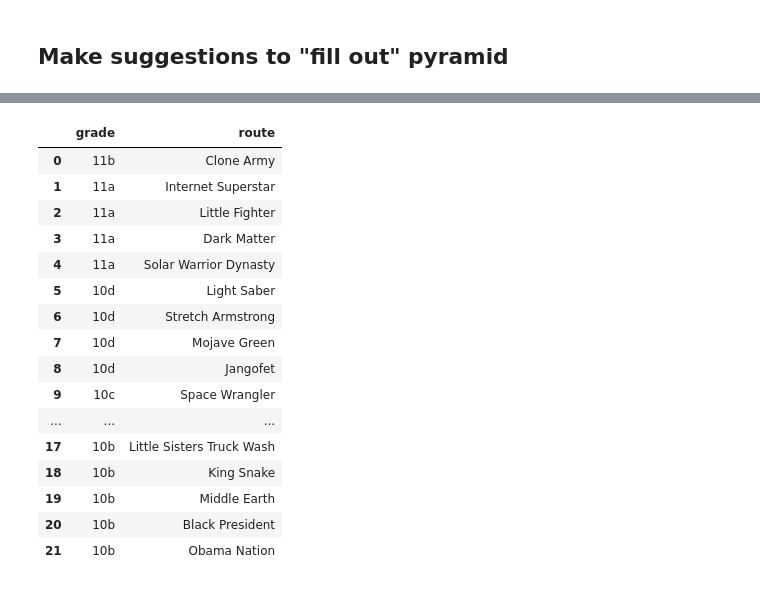
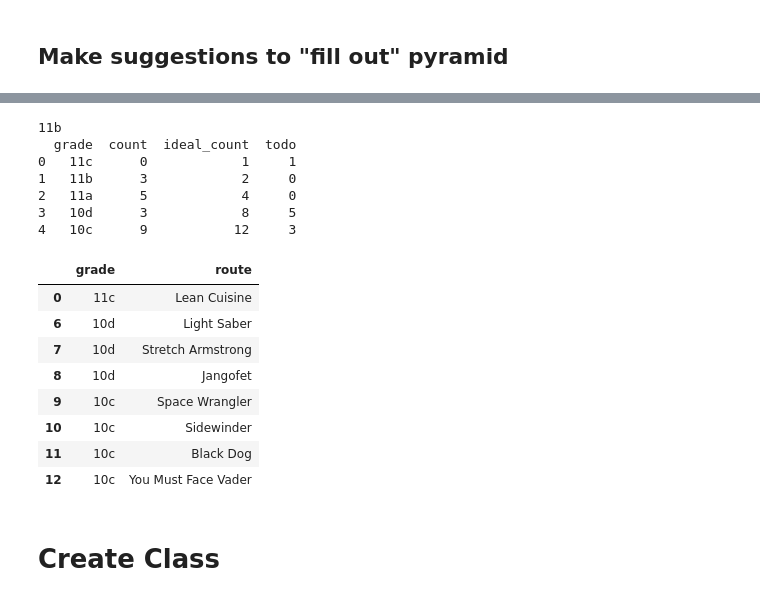
Before and after one commit to Tclack88/MountainProject, a Jupyter notebook: rp_os_pyramids.ipynb, the cells around one changed output, grey strips where cells are left out. Cells and saved outputs as stored; diff of their text form; code cells hidden in the pictures.

```diff
--- a/rp_os_pyramids.ipynb
+++ b/rp_os_pyramids.ipynb
@@ -4,7 +4,9 @@
 # Redpoint/Onsight ladders
 # %%
 # Person being considered
-document = "https://www.mountainproject.com/user/110296901/morgan-f/tick-export"
+
+document = "https://www.mountainproject.com/user/109791883/trevor-clack/tick-export"
+# document = "https://www.mountainproject.com/user/110296901/morgan-f/tick-export"
 # %%
 import pandas as pd
 import numpy as np
@@ -264,3 +272,4 @@ def suggest_pyramid(pyramid):
   pyramid_copy['todo'] = pyramid_copy.ideal_count - pyramid_copy['count']
   pyramid_copy.todo = pyramid_copy.todo.apply(lambda x: 0 if (x < 1) else x) # negative numbers -> 0
   print(pyramid_copy)
+  return pyramid_copy
@@ -277,45 +276,50 @@ suggest_pyramid(sport_pyramid)
+# %%
+suggested_pyramid = suggest_pyramid(sport_pyramid)
+# %% [output]
+11b
+  grade  count  ideal_count  todo
+0   11c      0            1     1
+1   11b      3            2     0
+2   11a      5            4     0
+3   10d      3            8     5
+4   10c      9           12     3
 # %%
 ## Scraping to make recommendations
 url  = "https://www.mountainproject.com/area/classics/105865045/new-jack-city"
 url = "https://www.mountainproject.com/area/classics/108189726/fairview-mountain"
 import pandas as pd
 import numpy as np
 table = pd.read_html(url)[1]
 table = table[table.Difficulty.str.startswith('5.')]
 # grades
-grades = table.Difficulty.apply(lambda x: x.split()[0])   # HAVE TO CONVERT TO LETTER GRADE ? :[
-grades = grades.apply(lambda x: x_round(ropes_convert[x])).apply(grade_to_letter) # remove V grades, convert to simple grades
+grades = table.Difficulty.apply(lambda x: x.split()[0])
+grades = grades.apply(lambda x: x_round(ropes_convert[x])).apply(grade_to_letter) # remove V grades, convert to simplified letter grades
 # routes
 routes = table['Route Name'].apply(lambda x: ' '.join(x.split()[1:]))
 # putting them together
 recommendations_dict = {'grade':grades, 'route':routes}
 recommendations_df = pd.DataFrame(recommendations_dict)
 
 ###################################################
 #TEMP - make global/classvariable: assume we have user's 5 sought after grades:
 top_index = grades_list.index(sport_pyramid.grade[0]) + 1
 user_grade_count_dict = dict(zip(sport_pyramid.grade, sport_pyramid['count']))
 top_5_grades = grades_list[top_index : top_index - 5 : -1] # list of top grades as string
 top_5_count = [ user_grade_count_dict.get(grade,0) for grade in top_5_grades] # 2nd argument in .get() gives value to be returned if non-existent
 ###################################################
 
 recommendations_df = recommendations_df[recommendations_df.route.isin(successful_climbs_stack.route) == False] # returns area classics that haven't been climbed
-recommendations_df[recommendations_df.grade.str.contains('|'.join(top_5_grades))][::-1].reset_index(drop=True) # returns the right grade range (| in the string will give an "or" effect)
+recommendations_df = recommendations_df[recommendations_df.grade.str.contains('|'.join(top_5_grades))][::-1].reset_index(drop=True) # returns the right grade range (| in the string will give an "or" effect)
+recommendations_df[recommendations_df.grade.isin(suggested_pyramid[suggested_pyramid.todo > 0].grade)] # remove grades within the suggested range that have been "overclimbed"
 # %% [output]
 |  | grade | route |
-| 0 | 11b | Clone Army |
-| 1 | 11a | Internet Superstar |
-| 2 | 11a | Little Fighter |
-| 3 | 11a | Dark Matter |
-| 4 | 11a | Solar Warrior Dynasty |
-| 5 | 10d | Light Saber |
-| 6 | 10d | Stretch Armstrong |
-| 7 | 10d | Mojave Green |
+| 0 | 11c | Lean Cuisine |
+| 6 | 10d | Light Saber |
+| 7 | 10d | Stretch Armstrong |
 | 8 | 10d | Jangofet |
 | 9 | 10c | Space Wrangler |
-| ... | ... | ... |
-| 17 | 10b | Little Sisters Truck Wash |
-| 18 | 10b | King Snake |
-| 19 | 10b | Middle Earth |
-| 20 | 10b | Black President |
-| 21 | 10b | Obama Nation |
+| 10 | 10c | Sidewinder |
+| 11 | 10c | Black Dog |
+| 12 | 10c | You Must Face Vader |
+# %% [markdown]
+# Create Class
```
Also changed, not shown: parts of 7 cells of this notebook.
